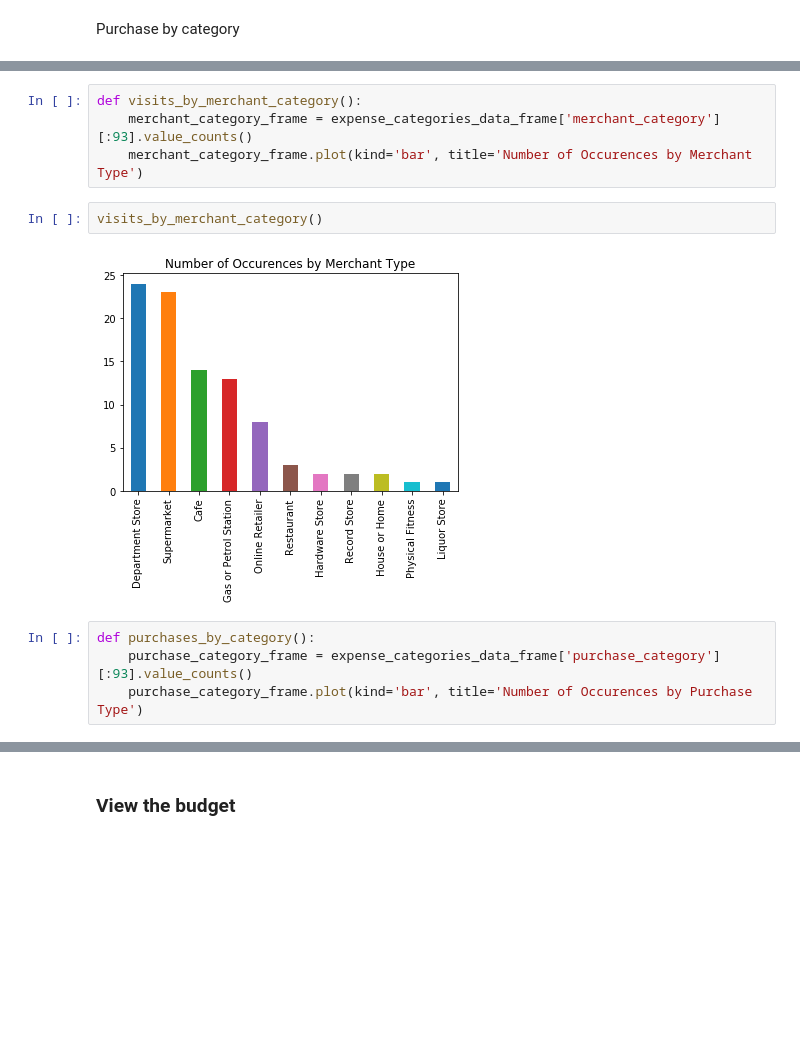
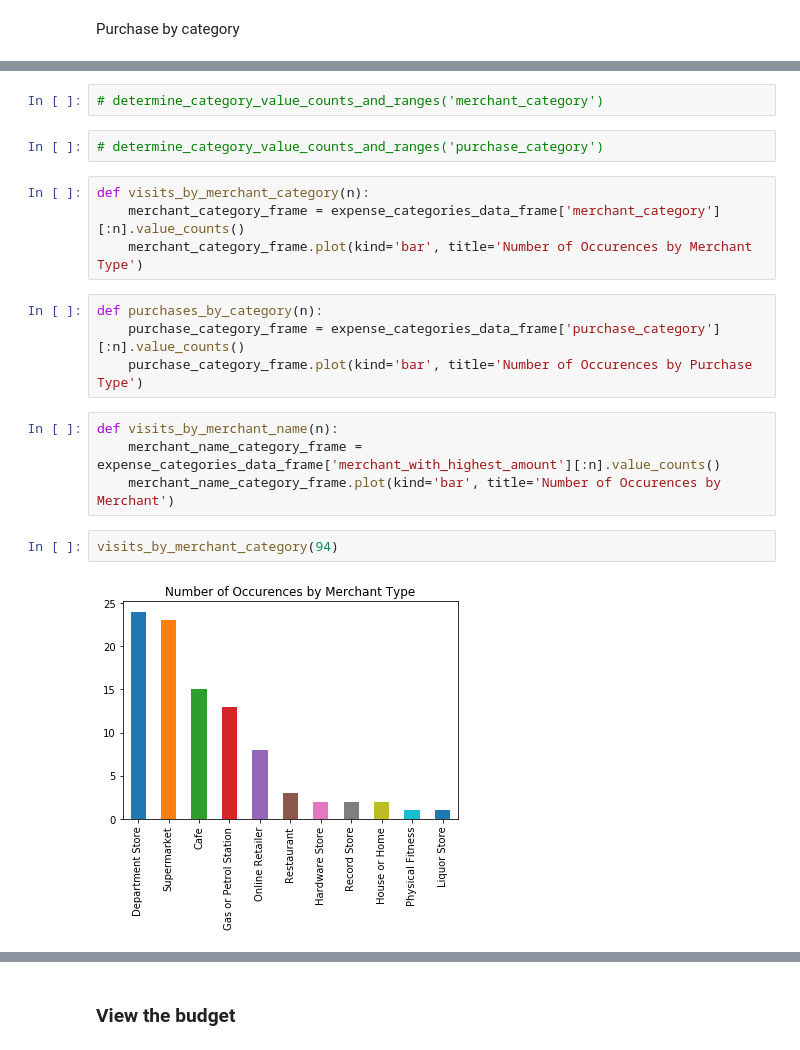
Before and after one commit to iheartbenzene/fantastic-octo-journey, a Jupyter notebook: budget_mk_X.ipynb, the cells around one changed output, grey strips where cells are left out. Saved outputs shown, nothing was run; the diff lists cells and outputs as text; blank space fills up the shorter version.

```diff
--- a/budget_mk_X.ipynb
+++ b/budget_mk_X.ipynb
@@ -522,13 +466,21 @@ Name: merchant_category, dtype: int64
+# %%
+# determine_category_value_counts_and_ranges('merchant_category')
+# %%
+# determine_category_value_counts_and_ranges('purchase_category')
 # %%
-def visits_by_merchant_category():
-    merchant_category_frame = expense_categories_data_frame['merchant_category'][:93].value_counts()
+def visits_by_merchant_category(n):
+    merchant_category_frame = expense_categories_data_frame['merchant_category'][:n].value_counts()
     merchant_category_frame.plot(kind='bar', title='Number of Occurences by Merchant Type')
+# %%
+def purchases_by_category(n):
+    purchase_category_frame = expense_categories_data_frame['purchase_category'][:n].value_counts()
+    purchase_category_frame.plot(kind='bar', title='Number of Occurences by Purchase Type')
+# %%
+def visits_by_merchant_name(n):
+    merchant_name_category_frame = expense_categories_data_frame['merchant_with_highest_amount'][:n].value_counts()
+    merchant_name_category_frame.plot(kind='bar', title='Number of Occurences by Merchant')
 # %%
-visits_by_merchant_category()
+visits_by_merchant_category(94)
 # %% [output]
-[figure, old version]
+[figure, new version]
-# %%
-def purchases_by_category():
-    purchase_category_frame = expense_categories_data_frame['purchase_category'][:93].value_counts()
-    purchase_category_frame.plot(kind='bar', title='Number of Occurences by Purchase Type')
 # %%
```
Also changed, not shown: parts of 25 cells of this notebook.
